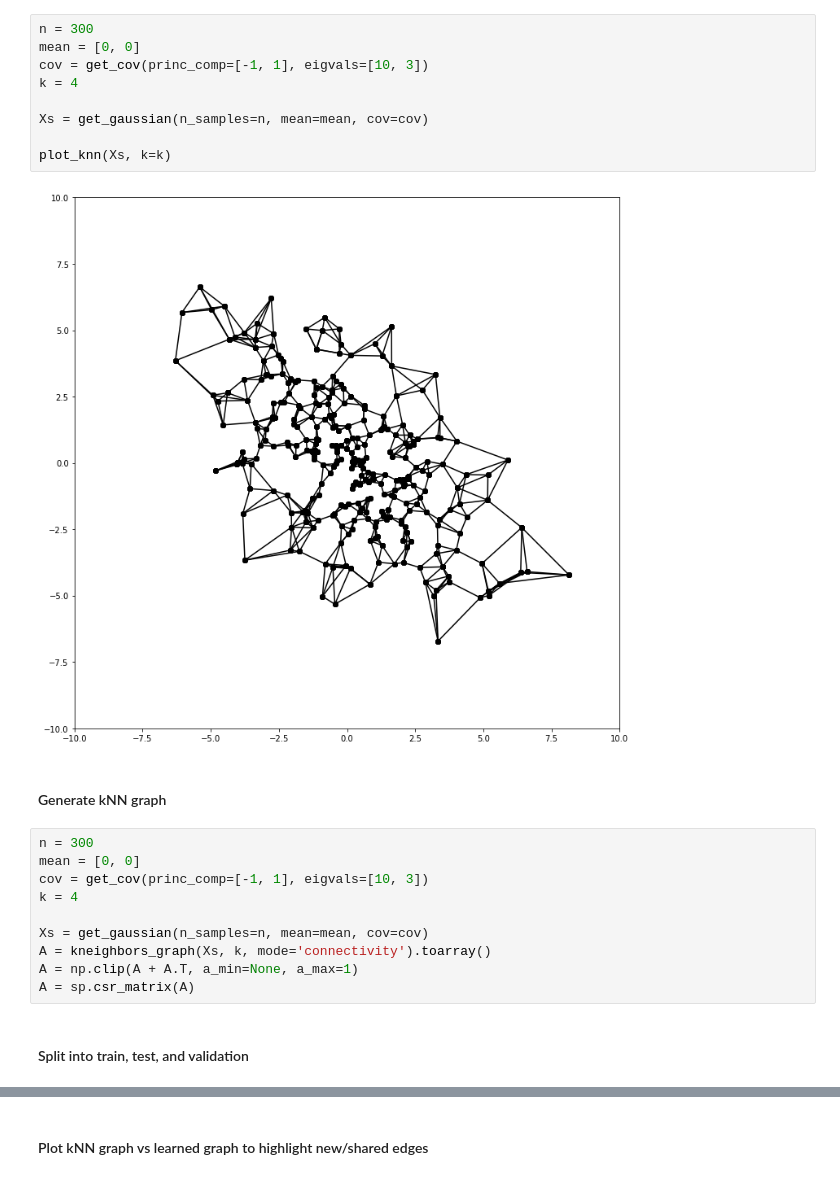
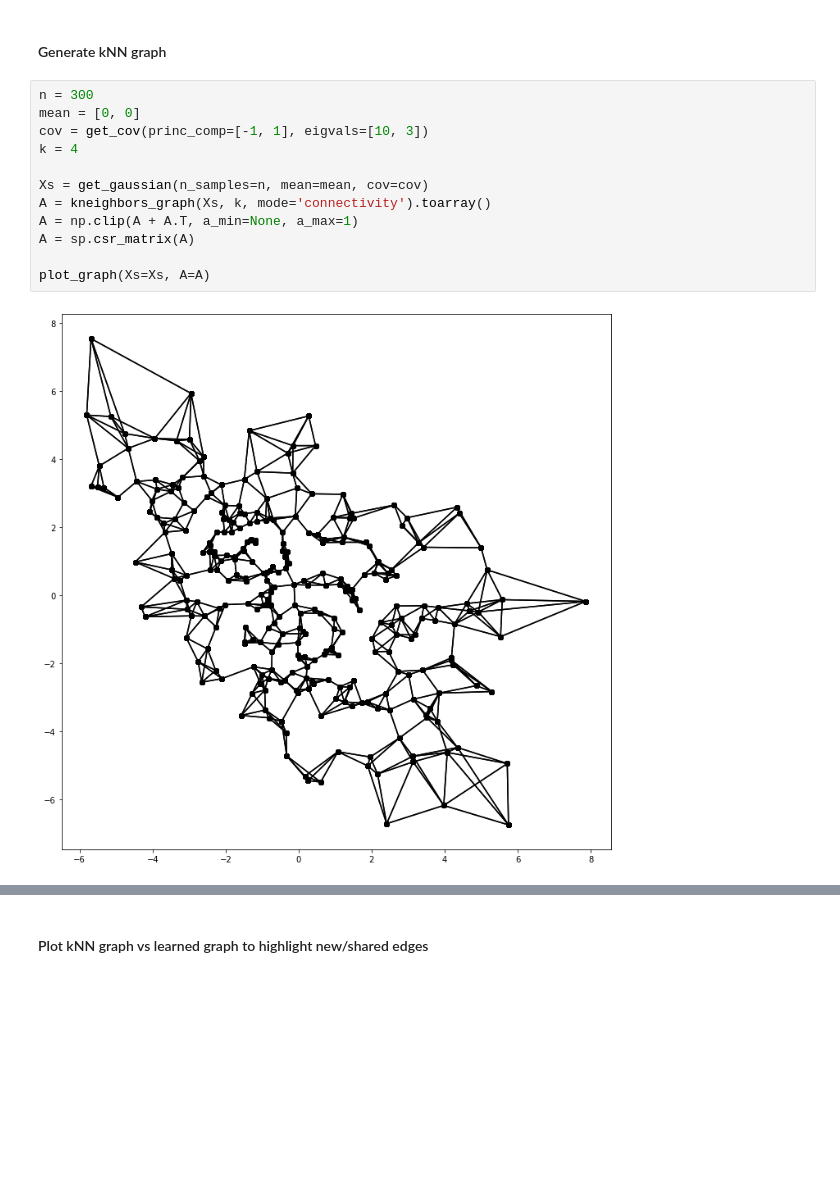
Before and after one commit to hheidrich/Net, a Jupyter notebook: exp/SyntheticGraphs.ipynb, the cells around one changed output, grey strips where cells are left out. Cells and saved outputs as stored; diff of their text form; blank space fills up the shorter version.

Commit message:
Added Stochastic Block Model for synthetic graphs.

```diff
--- a/exp/SyntheticGraphs.ipynb
+++ b/exp/SyntheticGraphs.ipynb
@@ -67,25 +147,16 @@ def plot_compare(Xs, train_graph, sampled_graph):
-# %%
-n = 300
-mean = [0, 0]
-cov = get_cov(princ_comp=[-1, 1], eigvals=[10, 3])
-k = 4
-
-Xs = get_gaussian(n_samples=n, mean=mean, cov=cov)
-
-plot_knn(Xs, k=k)
-# %% [output]
-[figure, removed]
 # %% [markdown]
 #### Generate kNN graph
 # %%
 n = 300
 mean = [0, 0]
 cov = get_cov(princ_comp=[-1, 1], eigvals=[10, 3])
 k = 4
 
 Xs = get_gaussian(n_samples=n, mean=mean, cov=cov)
 A = kneighbors_graph(Xs, k, mode='connectivity').toarray()
 A = np.clip(A + A.T, a_min=None, a_max=1)
 A = sp.csr_matrix(A)
+
+plot_graph(Xs=Xs, A=A)
+# %% [output]
+[figure, added]
-# %% [markdown]
-#### Split into train, test, and validation
```
Also changed, not shown: parts of 42 cells of this notebook.
